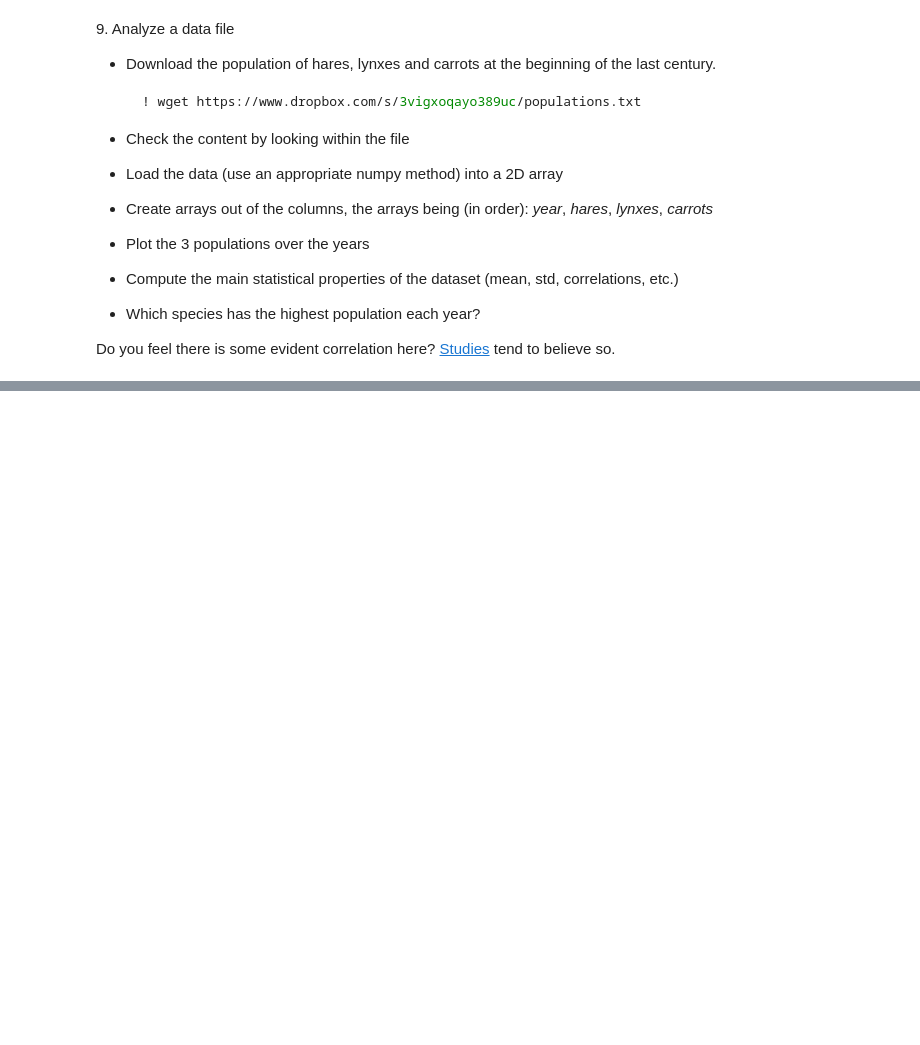
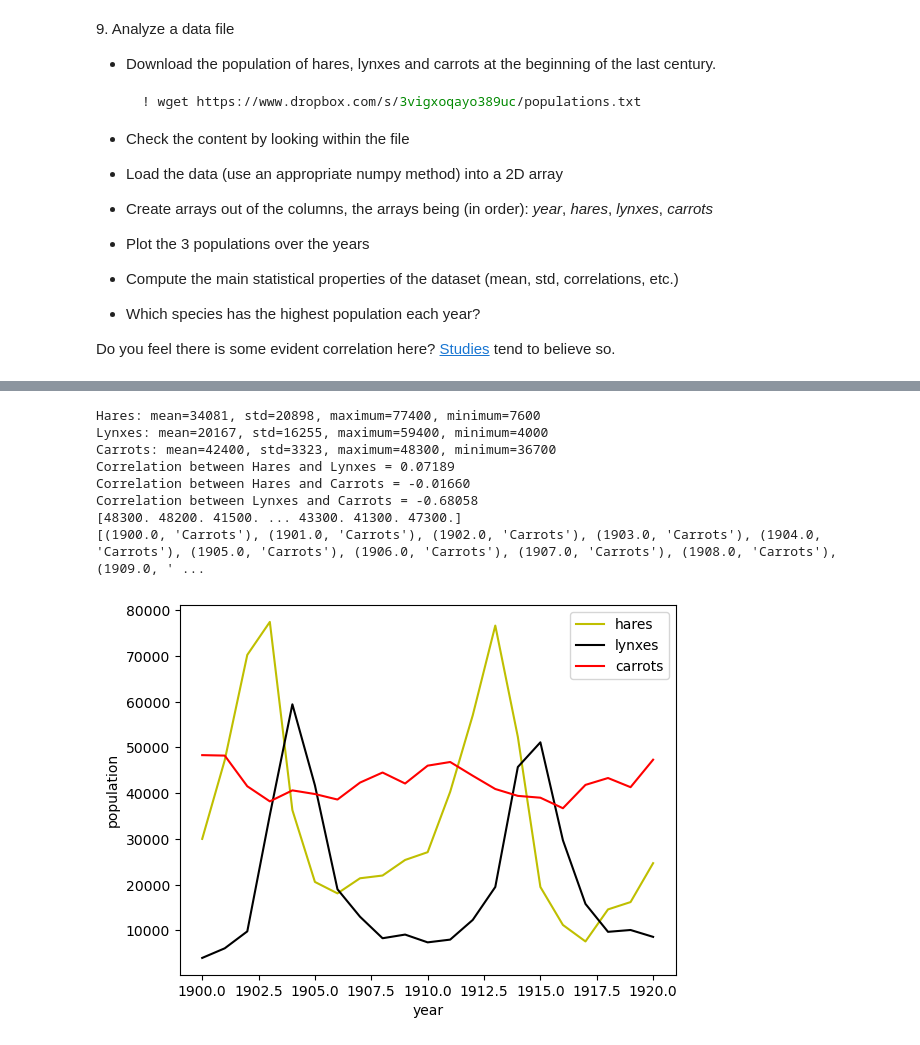
Before and after one commit to LeoPi314/LaboratoryOfComputationalPhysics_Y7, a Jupyter notebook: 04ex_Numpy.ipynb, the cells around one changed output, grey strips where cells are left out. Drawn from its saved outputs; the diff is of its cells as text; code cells hidden in the pictures; blank space fills up the shorter version.

```diff
--- a/04ex_Numpy.ipynb
+++ b/04ex_Numpy.ipynb
@@ -320,0 +353,38 @@ Do you feel there is some evident correlation here? [Studies](https://www.enr.go
+# %%
+# import data
+pop_data = np.loadtxt( 'populations.txt' )
+# divide data
+year = pop_data[ : , 0 ]
+hares = pop_data[ : , 1 ]
+lynxes = pop_data[ : , 2 ]
+carrots = pop_data[ : , 3 ]
+# plot data
+import matplotlib.pyplot as plt
+plt.plot( year, hares, 'y', label="hares" )
+plt.plot( year, lynxes, 'k', label="lynxes" )
+plt.plot( year, carrots, 'r', label="carrots" )
+plt.legend()
+plt.xlabel('year')
+plt.ylabel('population')
+# analyze data
+print( f"Hares: mean={np.mean(hares):.0f}, std={np.std(hares):.0f}, maximum={np.max(hares):.0f}, minimum={np.min(hares):.0f}" )
+print( f"Lynxes: mean={np.mean(lynxes):.0f}, std={np.std(lynxes):.0f}, maximum={np.max(lynxes):.0f}, minimum={np.min(lynxes):.0f}" )
+print( f"Carrots: mean={np.mean(carrots):.0f}, std={np.std(carrots):.0f}, maximum={np.max(carrots):.0f}, minimum={np.min(carrots):.0f}" )
+print( f"Correlation between Hares and Lynxes = {np.corrcoef(hares, lynxes)[ 1 , 0 ]:.5f}" )
+print( f"Correlation between Hares and Carrots = {np.corrcoef(hares, carrots)[ 1 , 0 ]:.5f}" )
+print( f"Correlation between Lynxes and Carrots = {np.corrcoef(lynxes, carrots)[ 1 , 0 ]:.5f}" )
+# maximum population each year
+max_value_pop = np.array([ np.max( np.array([ h, l , c ]) ) for h in hares for l in lynxes for c in carrots ])
+print(max_value_pop)
+max_pop = np.array([ 'Hares' if ( np.max( np.array([ h, l , c ]) ) == h ) else ( 'Lynxes' if ( np.max( np.array([ h, l , c ]) ) == l ) else 'Carrots' ) for h in hares for l in lynxes for c in carrots ])
+print( [(year[i], max_pop[i]) for i in range(year.shape[0]) ] )
+# %% [output]
+Hares: mean=34081, std=20898, maximum=77400, minimum=7600
+Lynxes: mean=20167, std=16255, maximum=59400, minimum=4000
+Carrots: mean=42400, std=3323, maximum=48300, minimum=36700
+Correlation between Hares and Lynxes = 0.07189
+Correlation between Hares and Carrots = -0.01660
+Correlation between Lynxes and Carrots = -0.68058
+[48300. 48200. 41500. ... 43300. 41300. 47300.]
+[(1900.0, 'Carrots'), (1901.0, 'Carrots'), (1902.0, 'Carrots'), (1903.0, 'Carrots'), (1904.0, 'Carrots'), (1905.0, 'Carrots'), (1906.0, 'Carrots'), (1907.0, 'Carrots'), (1908.0, 'Carrots'), (1909.0, ' ...
+[figure, added]
```
Also changed, not shown: parts of 2 cells of this notebook.
